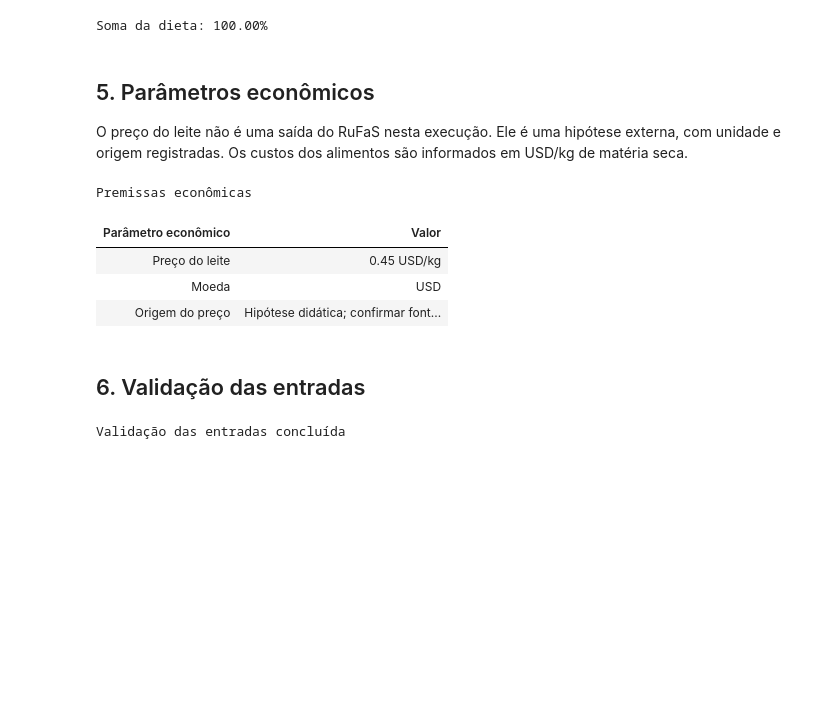
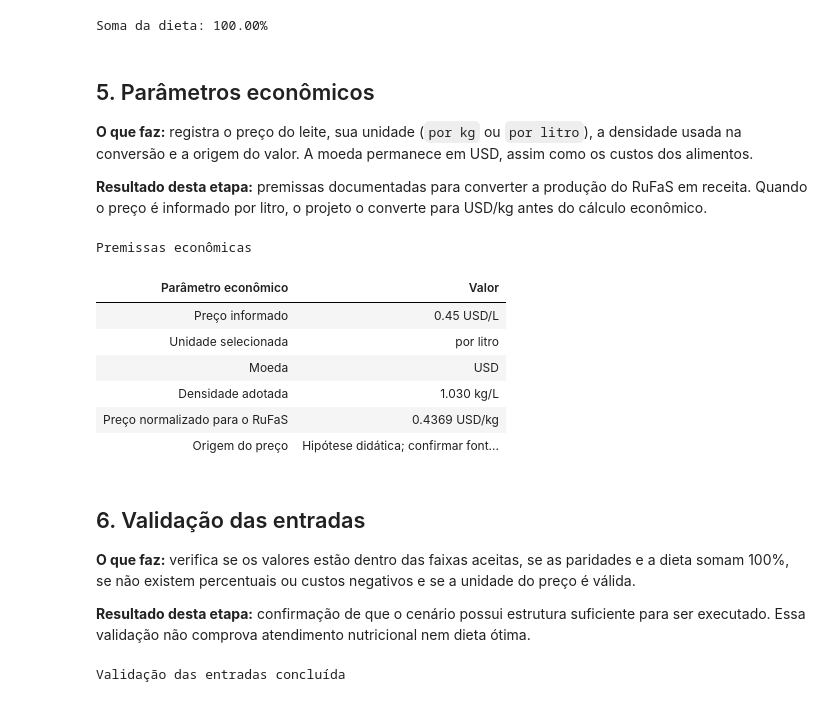
Before and after one commit to rogeriodosanjos/trabalho-de-otimizacao, a Jupyter notebook: notebooks/01_primeira_simulacao.ipynb, the cells around one changed output. Drawn from its saved outputs; the diff is of its cells as text; code cells hidden in the pictures; blank space fills up the shorter version.

```diff
--- a/notebooks/01_primeira_simulacao.ipynb
+++ b/notebooks/01_primeira_simulacao.ipynb
@@ -185,27 +289,53 @@ Soma da dieta: 100.00%
 # %% [markdown]
 ## 5. Parâmetros econômicos
 
-O preço do leite não é uma saída do RuFaS nesta execução. Ele é uma hipótese externa, com unidade e origem registradas. Os custos dos alimentos são informados em USD/kg de matéria seca.
+**O que faz:** registra o preço do leite, sua unidade (`por kg` ou `por litro`), a densidade usada na conversão e a origem do valor. A moeda permanece em USD, assim como os custos dos alimentos.
+
+**Resultado desta etapa:** premissas documentadas para converter a produção do RuFaS em receita. Quando o preço é informado por litro, o projeto o converte para USD/kg antes do cálculo econômico.
 # %%
+# BLOCO 1 — Premissas econômicas externas ao RuFaS
+# O preço do leite não é sorteado nem calculado pela simulação. Ele é uma
+# hipótese informada pelo usuário para transformar a produção em receita.
 reference.economics = EconomicConfig(
-    milk_price_usd_per_kg=0.45,
+    # Valor comercial informado pelo usuário.
+    milk_price=0.45,
+    # Opções: `per_kg` para preço por kg ou `per_liter` para preço por litro.
+    milk_price_unit='per_liter',
+    # Usada somente quando é necessário converter litros para kg.
+    milk_density_kg_per_liter=1.03,
     milk_price_source=(
         'Hipótese didática; confirmar fonte, região e data antes da análise final'
     ),
     currency='USD',
 )
+
+# BLOCO 2 — Organização das premissas em uma tabela de conferência
+unit_labels = {'per_kg': 'por kg', 'per_liter': 'por litro'}
+input_unit_symbol = 'kg' if reference.economics.milk_price_unit == 'per_kg' else 'L'
 economic_inputs = pd.DataFrame([
-    ('Preço do leite', f'{reference.economics.milk_price_usd_per_kg:.2f} {reference.economics.currency}/kg'),
+    ('Preço informado', f'{reference.economics.milk_price:.2f} {reference.economics.currency}/{input_unit_symbol}'),
+    ('Unidade selecionada', unit_labels[reference.economics.milk_price_unit]),
     ('Moeda', reference.economics.currency),
+    ('Densidade adotada', f'{reference.economics.milk_density_kg_per_liter:.3f} kg/L'),
+    ('Preço normalizado para o RuFaS', f'{reference.economics.milk_price_per_kg:.4f} {reference.economics.currency}/kg'),
     ('Origem do preço', reference.economics.milk_price_source),
 ], columns=['Parâmetro econômico', 'Valor'])
+
+# BLOCO 3 — Apresentação das premissas que serão usadas após a simulação
 show_table(economic_inputs, 'Premissas econômicas')
 # %% [output]
 Premissas econômicas
 | Parâmetro econômico | Valor |
-| Preço do leite | 0.45 USD/kg |
+| Preço informado | 0.45 USD/L |
+| Unidade selecionada | por litro |
 | Moeda | USD |
+| Densidade adotada | 1.030 kg/L |
+| Preço normalizado para o RuFaS | 0.4369 USD/kg |
 | Origem do preço | Hipótese didática; confirmar font... |
 # %% [markdown]
 ## 6. Validação das entradas
+
+**O que faz:** verifica se os valores estão dentro das faixas aceitas, se as paridades e a dieta somam 100%, se não existem percentuais ou custos negativos e se a unidade do preço é válida.
+
+**Resultado desta etapa:** confirmação de que o cenário possui estrutura suficiente para ser executado. Essa validação não comprova atendimento nutricional nem dieta ótima.
 # %%
```
Also changed, not shown: parts of 24 cells of this notebook, 28 other files.
